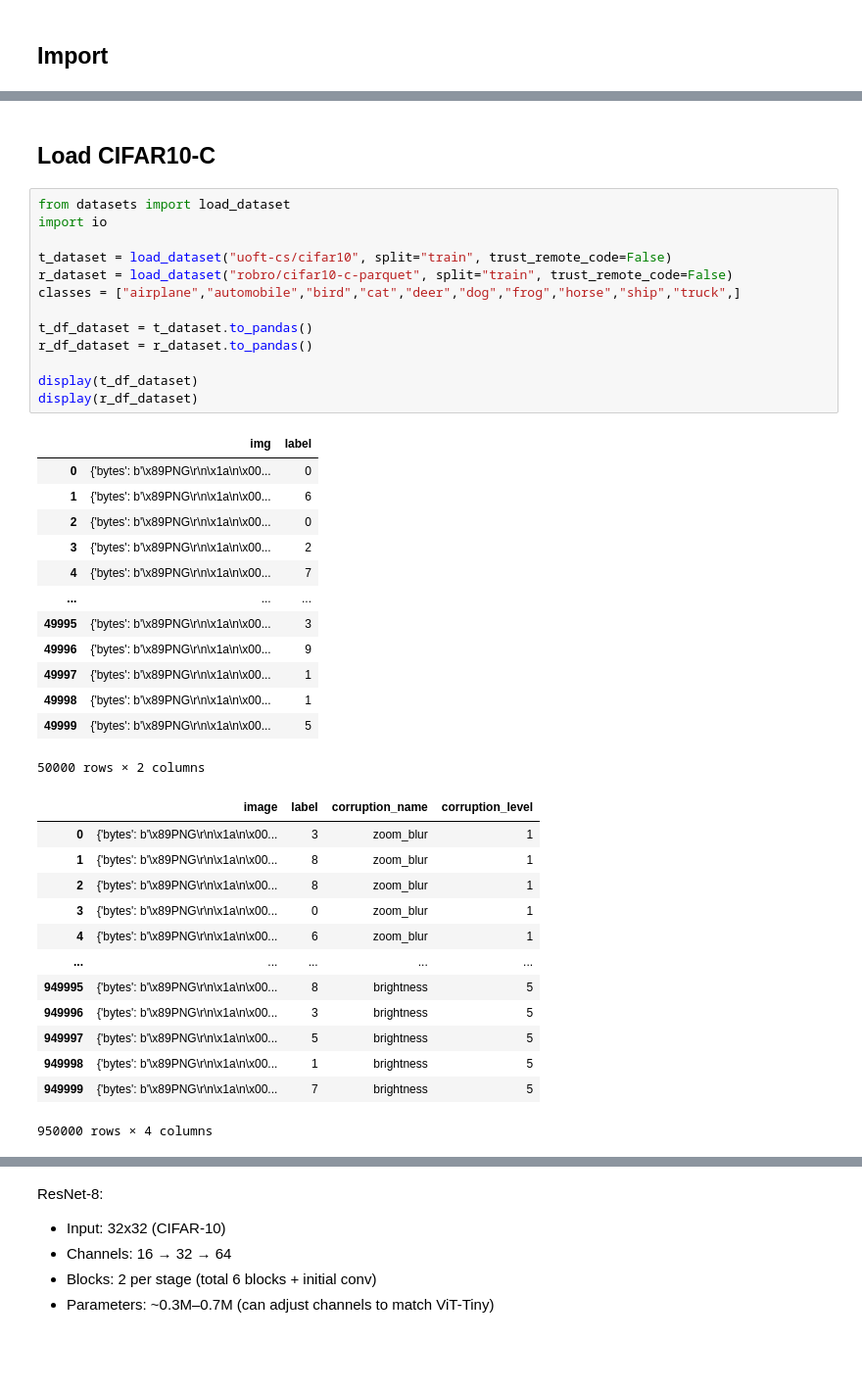
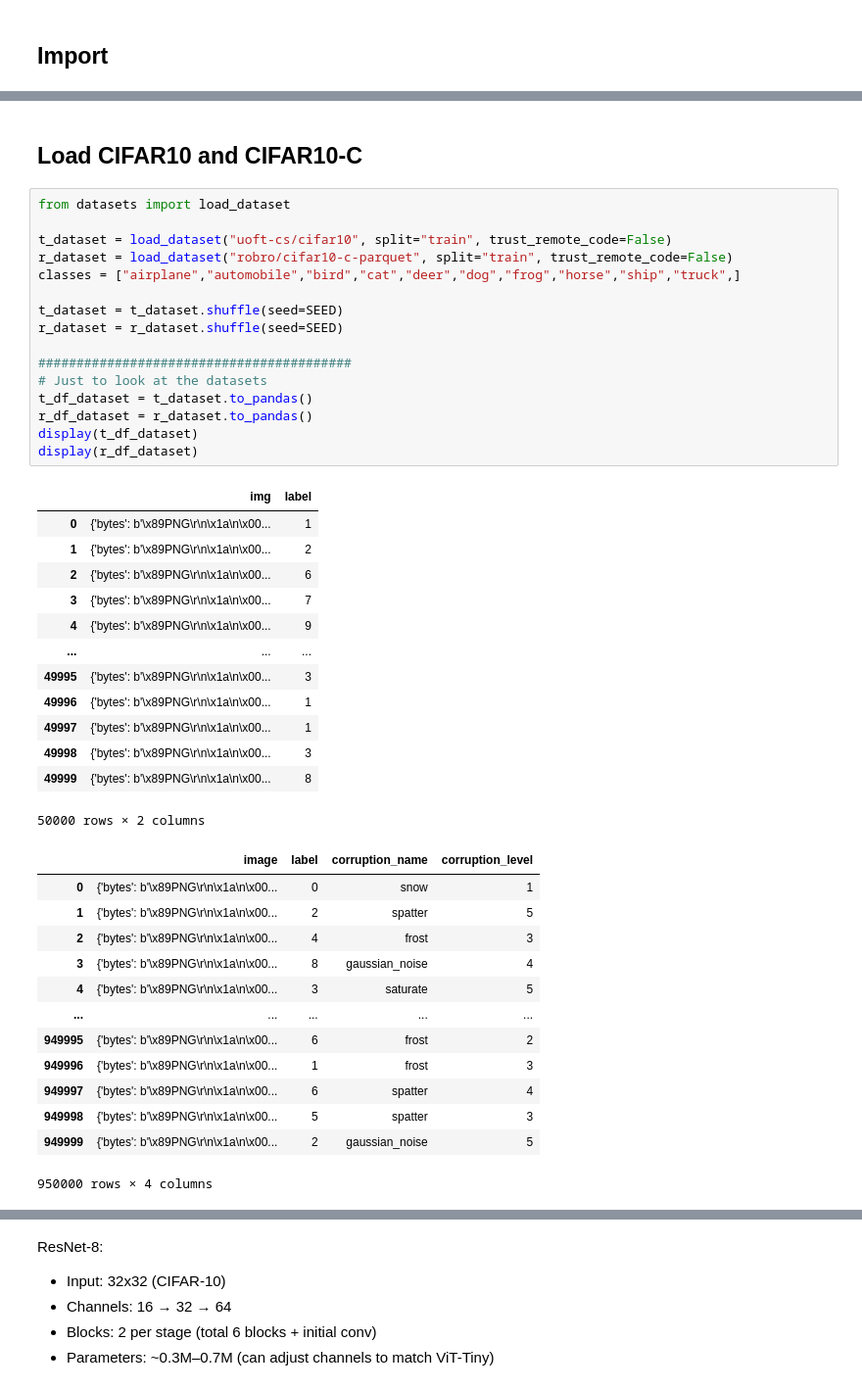
Before and after one commit to robrohan/AUT, a Jupyter notebook: COMP813/Report/resent.ipynb, the cells around one changed output, grey strips where cells are left out. Shown at 98% size. Saved outputs shown, nothing was run; the diff lists cells and outputs as text; blank space fills up the shorter version.

```diff
--- a/COMP813/Report/resent.ipynb
+++ b/COMP813/Report/resent.ipynb
@@ -52,44 +56,47 @@ print(f"Device: {device}")
 # %% [output]
 Device: mps
 # %% [markdown]
-## Load CIFAR10-C
+## Load CIFAR10 and CIFAR10-C
 # %%
 from datasets import load_dataset
-import io
 
 t_dataset = load_dataset("uoft-cs/cifar10", split="train", trust_remote_code=False)
 r_dataset = load_dataset("robro/cifar10-c-parquet", split="train", trust_remote_code=False)
 classes = ["airplane","automobile","bird","cat","deer","dog","frog","horse","ship","truck",]
 
+t_dataset = t_dataset.shuffle(seed=SEED)
+r_dataset = r_dataset.shuffle(seed=SEED)
+
+#########################################
+# Just to look at the datasets
 t_df_dataset = t_dataset.to_pandas()
 r_df_dataset = r_dataset.to_pandas()
-
 display(t_df_dataset)
 display(r_df_dataset)
 # %% [output]
 |  | img | label |
-| 0 | {'bytes': b'\x89PNG\r\n\x1a\n\x00... | 0 |
-| 1 | {'bytes': b'\x89PNG\r\n\x1a\n\x00... | 6 |
-| 2 | {'bytes': b'\x89PNG\r\n\x1a\n\x00... | 0 |
-| 3 | {'bytes': b'\x89PNG\r\n\x1a\n\x00... | 2 |
-| 4 | {'bytes': b'\x89PNG\r\n\x1a\n\x00... | 7 |
+| 0 | {'bytes': b'\x89PNG\r\n\x1a\n\x00... | 1 |
+| 1 | {'bytes': b'\x89PNG\r\n\x1a\n\x00... | 2 |
+| 2 | {'bytes': b'\x89PNG\r\n\x1a\n\x00... | 6 |
+| 3 | {'bytes': b'\x89PNG\r\n\x1a\n\x00... | 7 |
+| 4 | {'bytes': b'\x89PNG\r\n\x1a\n\x00... | 9 |
 | ... | ... | ... |
 | 49995 | {'bytes': b'\x89PNG\r\n\x1a\n\x00... | 3 |
-| 49996 | {'bytes': b'\x89PNG\r\n\x1a\n\x00... | 9 |
+| 49996 | {'bytes': b'\x89PNG\r\n\x1a\n\x00... | 1 |
 | 49997 | {'bytes': b'\x89PNG\r\n\x1a\n\x00... | 1 |
-| 49998 | {'bytes': b'\x89PNG\r\n\x1a\n\x00... | 1 |
-| 49999 | {'bytes': b'\x89PNG\r\n\x1a\n\x00... | 5 |
+| 49998 | {'bytes': b'\x89PNG\r\n\x1a\n\x00... | 3 |
+| 49999 | {'bytes': b'\x89PNG\r\n\x1a\n\x00... | 8 |
 50000 rows × 2 columns
 |  | image | label | corruption_name | corruption_level |
-| 0 | {'bytes': b'\x89PNG\r\n\x1a\n\x00... | 3 | zoom_blur | 1 |
-| 1 | {'bytes': b'\x89PNG\r\n\x1a\n\x00... | 8 | zoom_blur | 1 |
-| 2 | {'bytes': b'\x89PNG\r\n\x1a\n\x00... | 8 | zoom_blur | 1 |
-| 3 | {'bytes': b'\x89PNG\r\n\x1a\n\x00... | 0 | zoom_blur | 1 |
-| 4 | {'bytes': b'\x89PNG\r\n\x1a\n\x00... | 6 | zoom_blur | 1 |
+| 0 | {'bytes': b'\x89PNG\r\n\x1a\n\x00... | 0 | snow | 1 |
+| 1 | {'bytes': b'\x89PNG\r\n\x1a\n\x00... | 2 | spatter | 5 |
+| 2 | {'bytes': b'\x89PNG\r\n\x1a\n\x00... | 4 | frost | 3 |
+| 3 | {'bytes': b'\x89PNG\r\n\x1a\n\x00... | 8 | gaussian_noise | 4 |
+| 4 | {'bytes': b'\x89PNG\r\n\x1a\n\x00... | 3 | saturate | 5 |
 | ... | ... | ... | ... | ... |
-| 949995 | {'bytes': b'\x89PNG\r\n\x1a\n\x00... | 8 | brightness | 5 |
-| 949996 | {'bytes': b'\x89PNG\r\n\x1a\n\x00... | 3 | brightness | 5 |
-| 949997 | {'bytes': b'\x89PNG\r\n\x1a\n\x00... | 5 | brightness | 5 |
-| 949998 | {'bytes': b'\x89PNG\r\n\x1a\n\x00... | 1 | brightness | 5 |
-| 949999 | {'bytes': b'\x89PNG\r\n\x1a\n\x00... | 7 | brightness | 5 |
+| 949995 | {'bytes': b'\x89PNG\r\n\x1a\n\x00... | 6 | frost | 2 |
+| 949996 | {'bytes': b'\x89PNG\r\n\x1a\n\x00... | 1 | frost | 3 |
+| 949997 | {'bytes': b'\x89PNG\r\n\x1a\n\x00... | 6 | spatter | 4 |
+| 949998 | {'bytes': b'\x89PNG\r\n\x1a\n\x00... | 5 | spatter | 3 |
+| 949999 | {'bytes': b'\x89PNG\r\n\x1a\n\x00... | 2 | gaussian_noise | 5 |
 950000 rows × 4 columns
```
Also changed, not shown: parts of 15 cells of this notebook.
